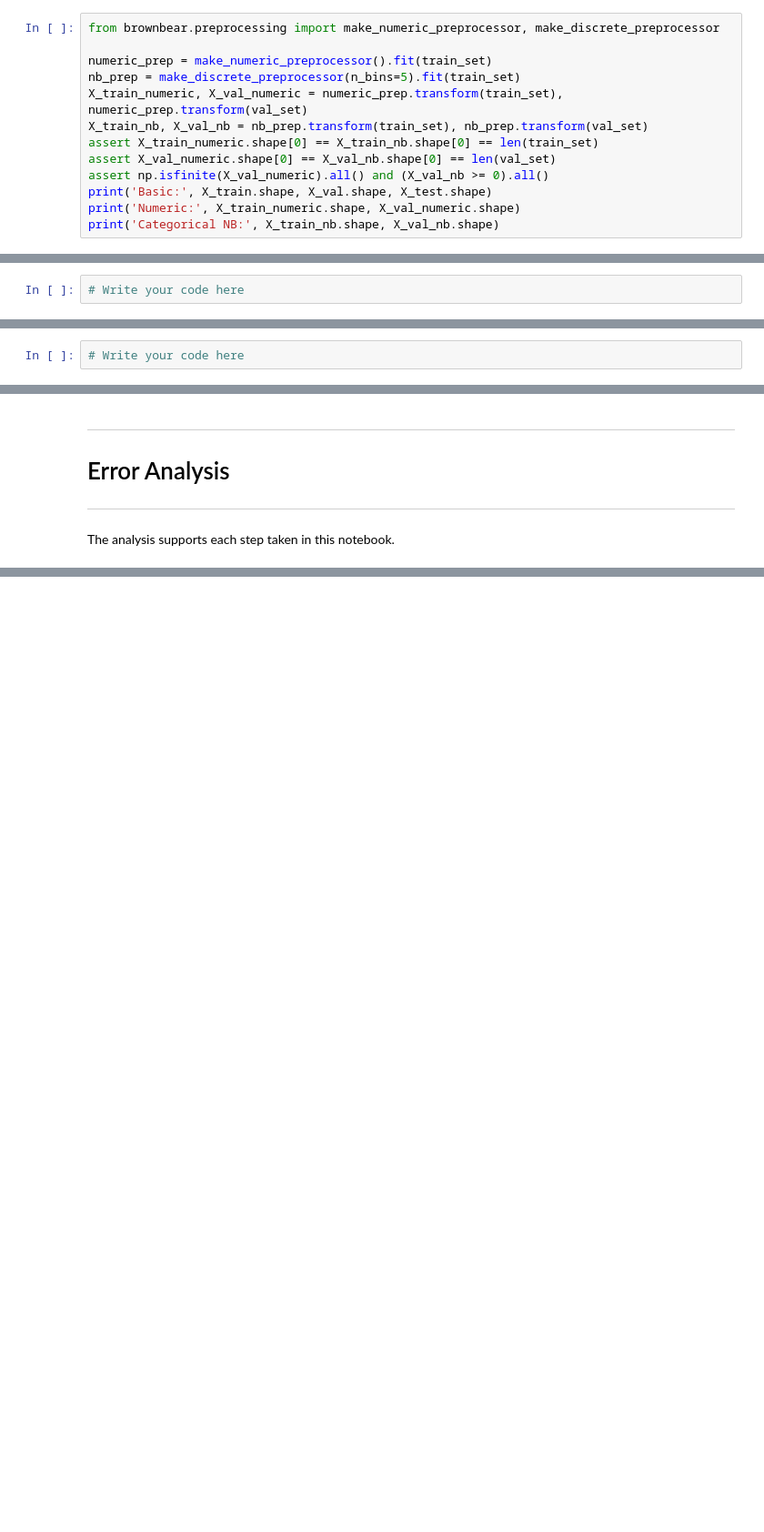
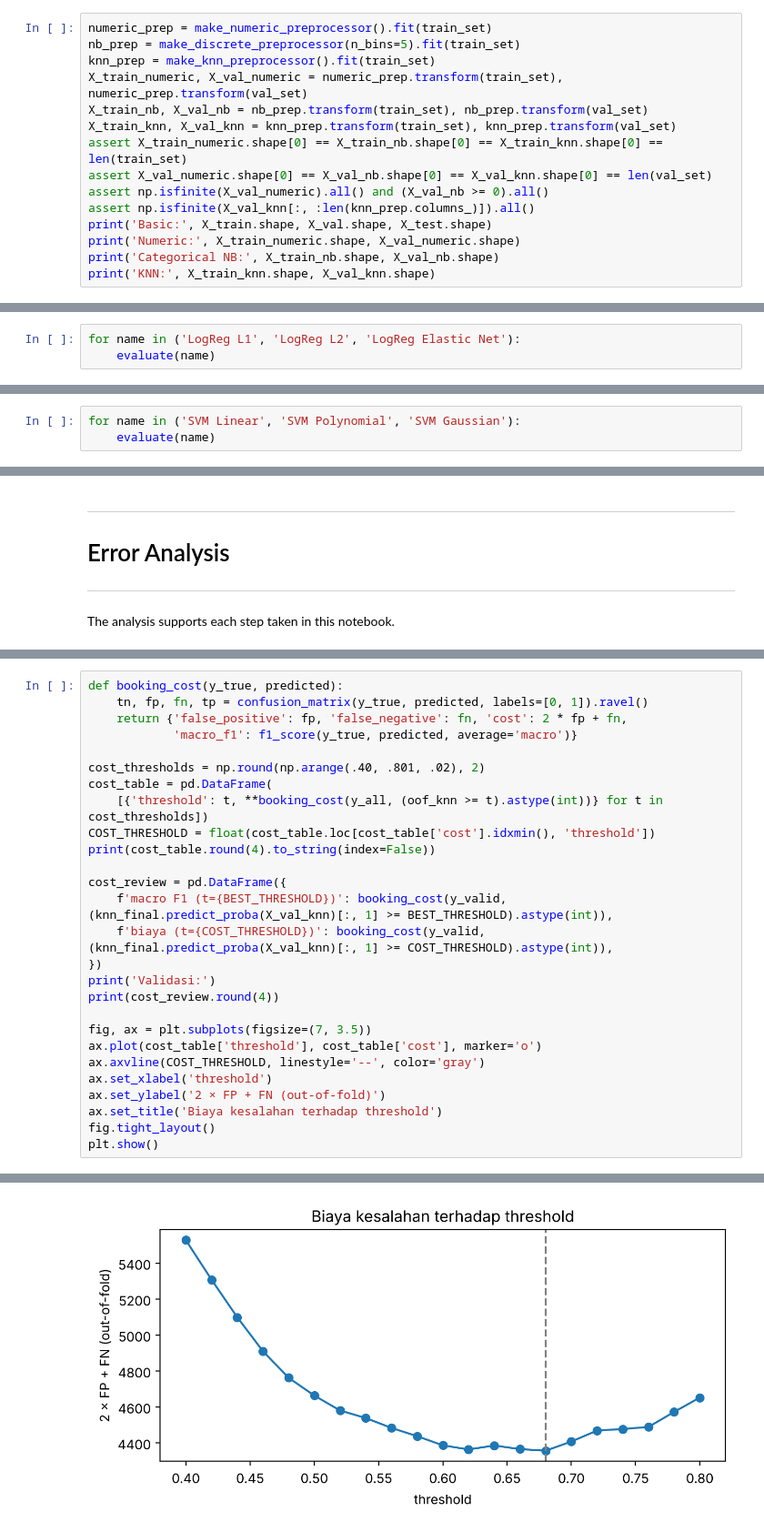
Before and after one commit to Alvacodee/IF3170_G13_brownbear, a Jupyter notebook: src/IF3170_G13_brownbear.ipynb, the cells around one changed output, grey strips where cells are left out. Shown at 91% size. Saved outputs shown, nothing was run; the diff lists cells and outputs as text; blank space fills up the shorter version.

Commit message:
feat(notebook): integrate tuned KNN as final model with CV threshold and cost analysis

```diff
--- a/src/IF3170_G13_brownbear.ipynb
+++ b/src/IF3170_G13_brownbear.ipynb
@@ -376,15 +644,17 @@ print('PASS: schema, row order, observed values, and missing values')
 
 The pipeline combines the preparation steps so they run in one consistent order.
 # %%
-from brownbear.preprocessing import make_numeric_preprocessor, make_discrete_preprocessor
-
 numeric_prep = make_numeric_preprocessor().fit(train_set)
 nb_prep = make_discrete_preprocessor(n_bins=5).fit(train_set)
+knn_prep = make_knn_preprocessor().fit(train_set)
 X_train_numeric, X_val_numeric = numeric_prep.transform(train_set), numeric_prep.transform(val_set)
 X_train_nb, X_val_nb = nb_prep.transform(train_set), nb_prep.transform(val_set)
-assert X_train_numeric.shape[0] == X_train_nb.shape[0] == len(train_set)
-assert X_val_numeric.shape[0] == X_val_nb.shape[0] == len(val_set)
+X_train_knn, X_val_knn = knn_prep.transform(train_set), knn_prep.transform(val_set)
+assert X_train_numeric.shape[0] == X_train_nb.shape[0] == X_train_knn.shape[0] == len(train_set)
+assert X_val_numeric.shape[0] == X_val_nb.shape[0] == X_val_knn.shape[0] == len(val_set)
 assert np.isfinite(X_val_numeric).all() and (X_val_nb >= 0).all()
+assert np.isfinite(X_val_knn[:, :len(knn_prep.columns_)]).all()
 print('Basic:', X_train.shape, X_val.shape, X_test.shape)
 print('Numeric:', X_train_numeric.shape, X_val_numeric.shape)
 print('Categorical NB:', X_train_nb.shape, X_val_nb.shape)
+print('KNN:', X_train_knn.shape, X_val_knn.shape)
@@ -415,4 +770,5 @@ This part covers one chosen variant, which is ID3, C4.5, or CART, and its valida
 
 This part covers the model with L1, L2, and Elastic Net regularization.
 # %%
-# Write your code here
+for name in ('LogReg L1', 'LogReg L2', 'LogReg Elastic Net'):
+    evaluate(name)
@@ -424,3 +786,4 @@ This part covers the model with L1, L2, and Elastic Net regularization.
 This part covers the linear, polynomial, and Gaussian kernels.
 # %%
-# Write your code here
+for name in ('SVM Linear', 'SVM Polynomial', 'SVM Gaussian'):
+    evaluate(name)
@@ -486,0 +1132,28 @@ The analysis supports each step taken in this notebook.
+# %%
+def booking_cost(y_true, predicted):
+    tn, fp, fn, tp = confusion_matrix(y_true, predicted, labels=[0, 1]).ravel()
+    return {'false_positive': fp, 'false_negative': fn, 'cost': 2 * fp + fn,
+            'macro_f1': f1_score(y_true, predicted, average='macro')}
+
+cost_thresholds = np.round(np.arange(.40, .801, .02), 2)
+cost_table = pd.DataFrame(
+    [{'threshold': t, **booking_cost(y_all, (oof_knn >= t).astype(int))} for t in cost_thresholds])
+COST_THRESHOLD = float(cost_table.loc[cost_table['cost'].idxmin(), 'threshold'])
+print(cost_table.round(4).to_string(index=False))
+
+cost_review = pd.DataFrame({
+    f'macro F1 (t={BEST_THRESHOLD})': booking_cost(y_valid, (knn_final.predict_proba(X_val_knn)[:, 1] >= BEST_THRESHOLD).astype(int)),
+    f'biaya (t={COST_THRESHOLD})': booking_cost(y_valid, (knn_final.predict_proba(X_val_knn)[:, 1] >= COST_THRESHOLD).astype(int)),
+})
+print('Validasi:')
+print(cost_review.round(4))
+
+fig, ax = plt.subplots(figsize=(7, 3.5))
+ax.plot(cost_table['threshold'], cost_table['cost'], marker='o')
+ax.axvline(COST_THRESHOLD, linestyle='--', color='gray')
+ax.set_xlabel('threshold')
+ax.set_ylabel('2 × FP + FN (out-of-fold)')
+ax.set_title('Biaya kesalahan terhadap threshold')
+fig.tight_layout()
+plt.show()
+# %% [output]
@@ -486,0 +1177 @@ The analysis supports each step taken in this notebook.
+[figure, added]
```
Also changed, not shown: parts of 72 cells of this notebook, 1 other file.
